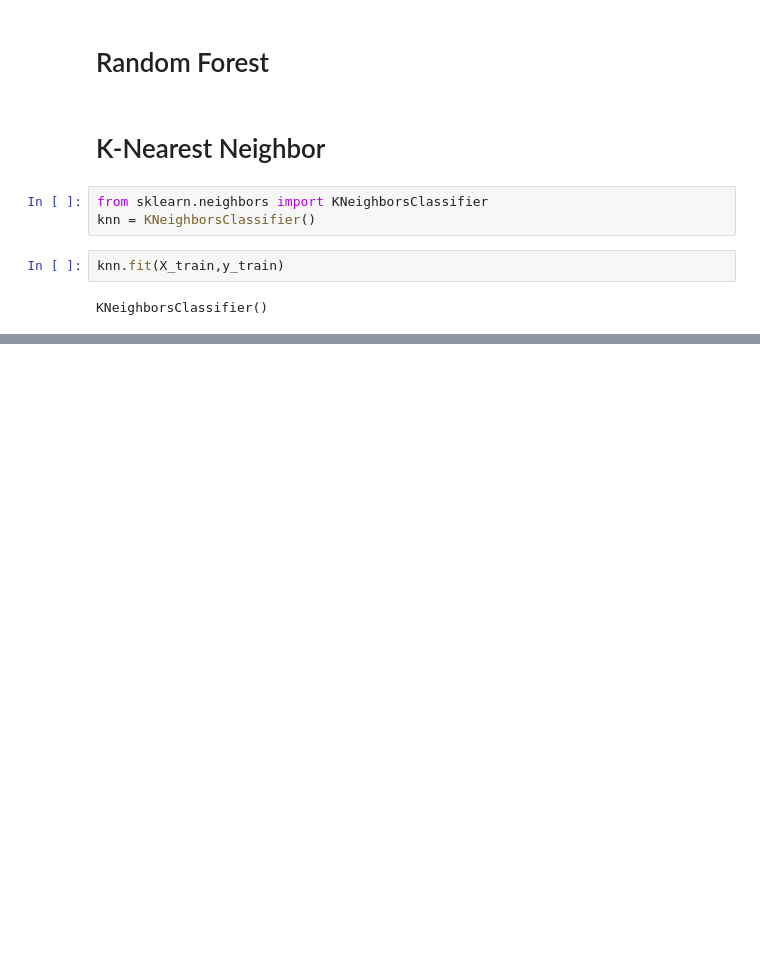
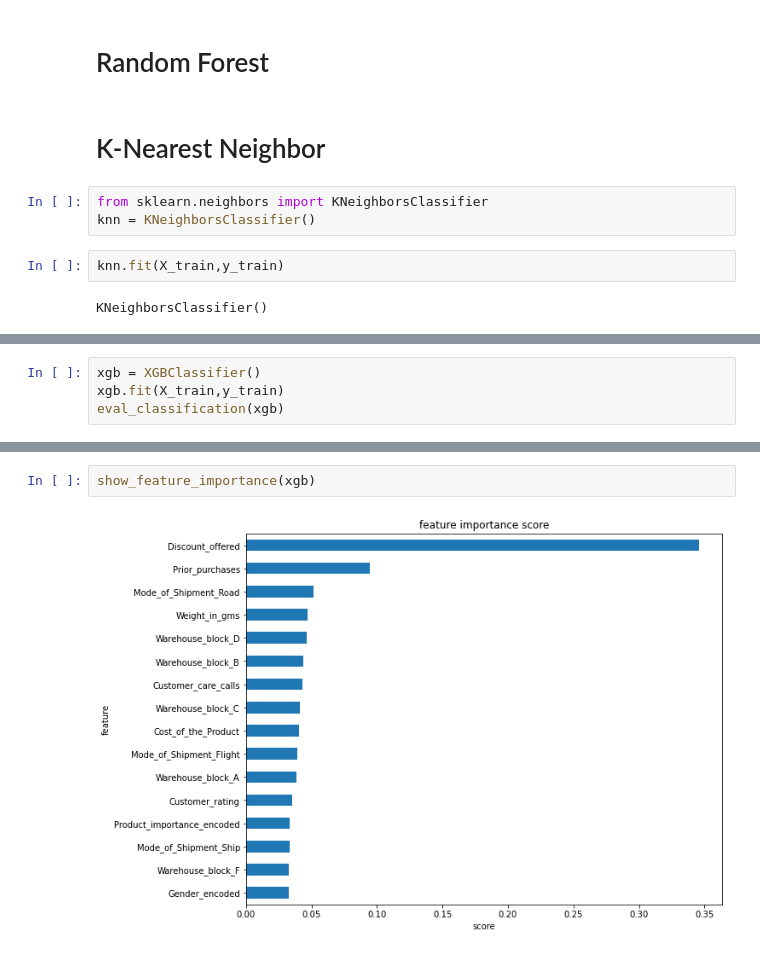
Before and after one commit to agastyaharta/Data_Slinging_Slasher, a Jupyter notebook: STAGE_3/Template_All_Classification/Template_Modelling_Capfiltered.ipynb, the cells around one changed output, grey strips where cells are left out. Drawn from its saved outputs; the diff is of its cells as text; blank space fills up the shorter version.

```diff
--- a/STAGE_3/Template_All_Classification/Template_Modelling_Capfiltered.ipynb
+++ b/STAGE_3/Template_All_Classification/Template_Modelling_Capfiltered.ipynb
@@ -157,0 +182,4 @@ AttributeError: 'NoneType' object has no attribute 'split'
+# %%
+xgb = XGBClassifier()
+xgb.fit(X_train,y_train)
+eval_classification(xgb)
@@ -157,0 +205,4 @@ AttributeError: 'NoneType' object has no attribute 'split'
+# %%
+show_feature_importance(xgb)
+# %% [output]
+[figure, added]
```
Also changed, not shown: parts of 6 cells of this notebook, 1 other file.
